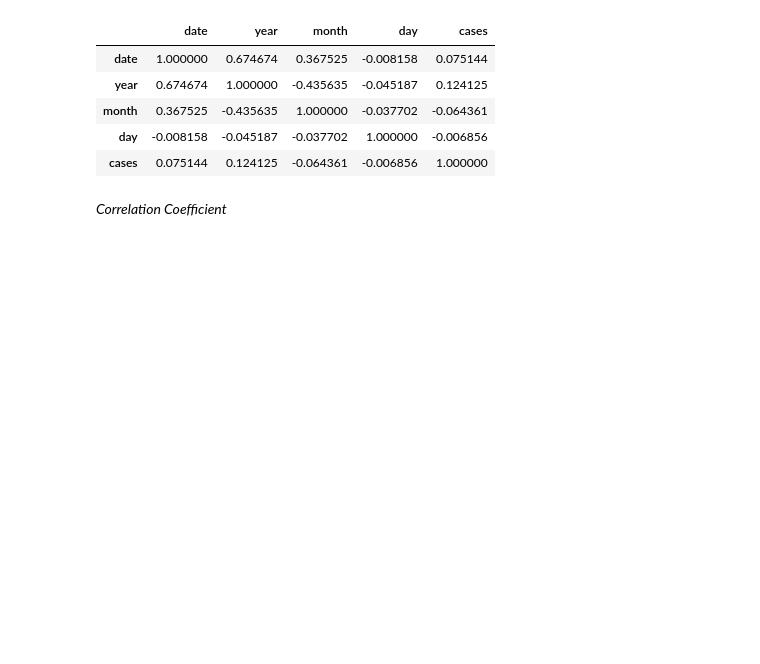
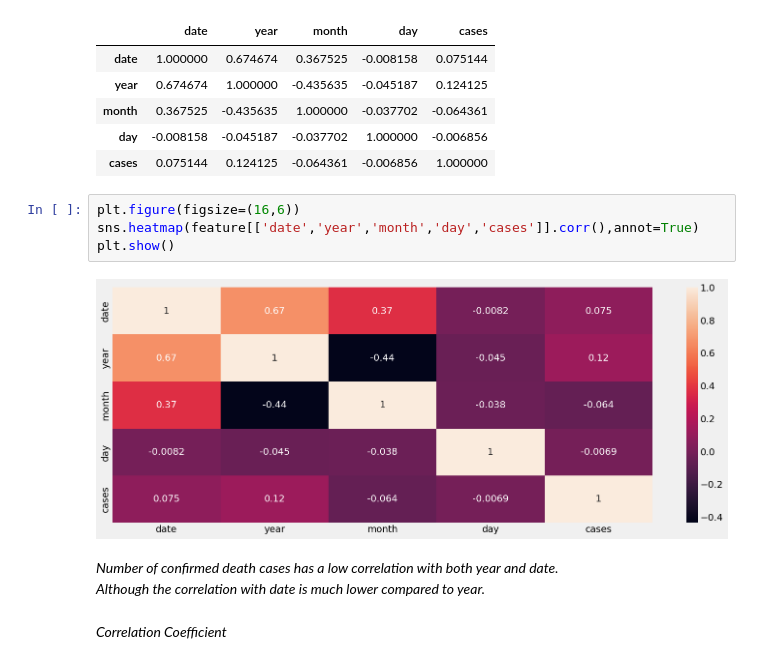
Before and after one commit to adrianjuliusaluoch/Ebola_Time_Series_Analysis, a Jupyter notebook: ebola_time_series.ipynb, the cells around one changed output. Cells and saved outputs as stored; diff of their text form; blank space fills up the shorter version.

```diff
--- a/ebola_time_series.ipynb
+++ b/ebola_time_series.ipynb
@@ -258,6 +283,15 @@ feature[['date','year','month','day','cases']].corr()
 | month | 0.367525 | -0.435635 | 1.000000 | -0.037702 | -0.064361 |
 | day | -0.008158 | -0.045187 | -0.037702 | 1.000000 | -0.006856 |
 | cases | 0.075144 | 0.124125 | -0.064361 | -0.006856 | 1.000000 |
+# %%
+plt.figure(figsize=(16,6))
+sns.heatmap(feature[['date','year','month','day','cases']].corr(),annot=True)
+plt.show()
+# %% [output]
+[figure, added]
+# %% [markdown]
+*Number of confirmed death cases has a low correlation with both year and date.<br/>
+Although the correlation with date is much lower compared to year.*
 # %% [markdown]
 *Correlation Coefficient*
 # %%
```
Also changed, not shown: parts of 102 cells of this notebook.
